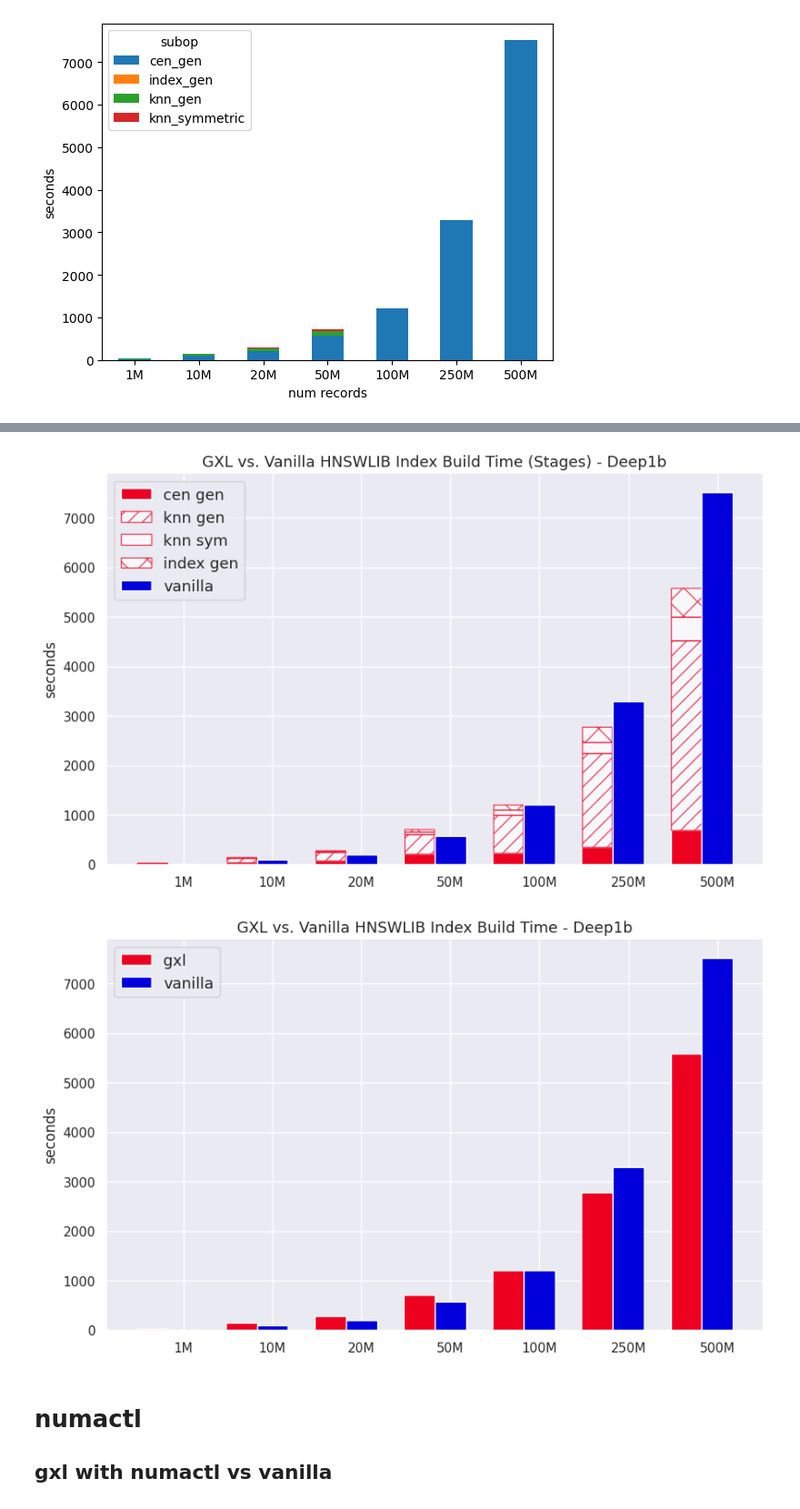
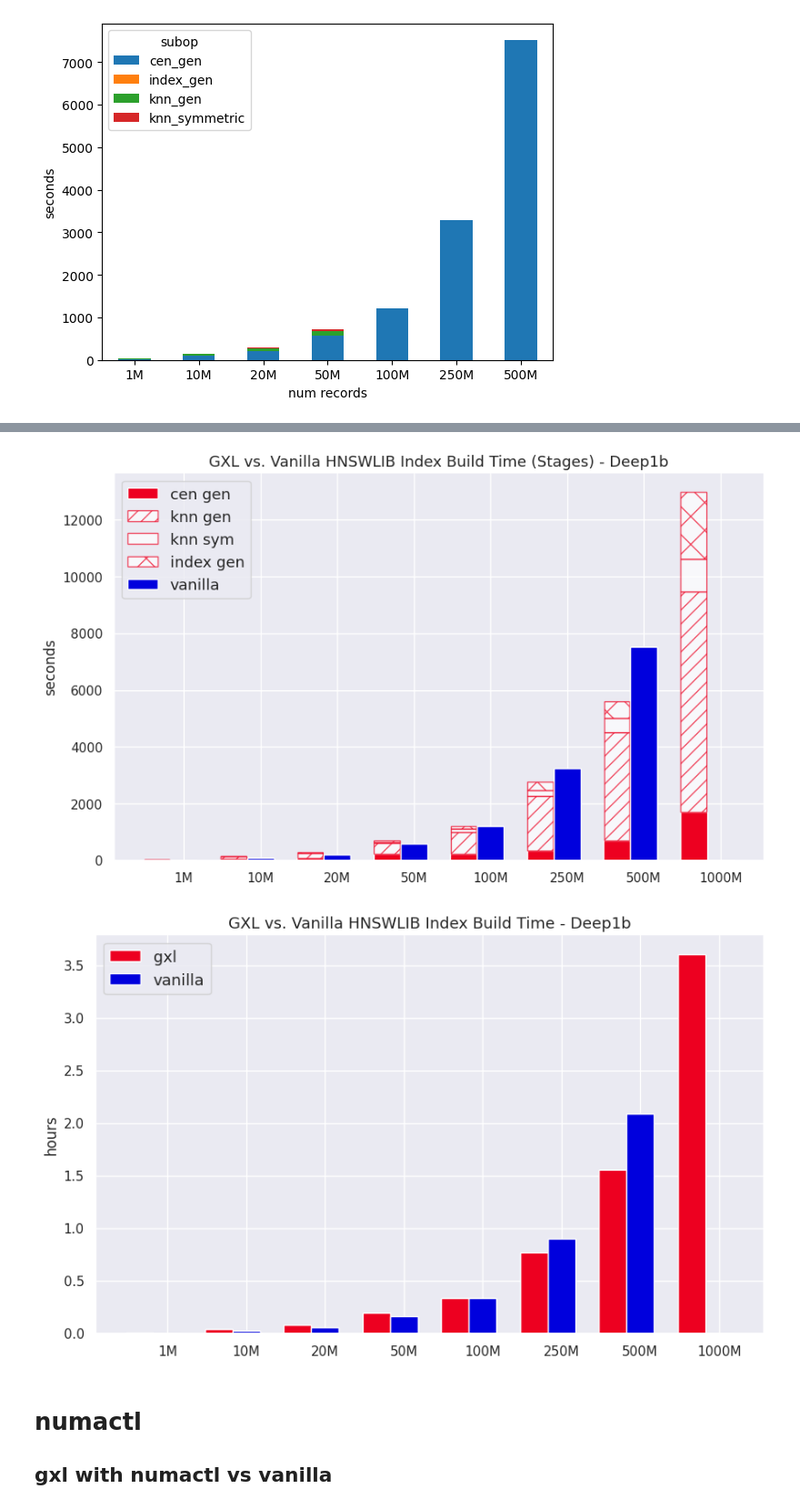
Before and after one commit to iamsabhoho/hnswlib, a Jupyter notebook: gsi/hnswlib_test/analyze.ipynb, the cells around one changed output, grey strips where cells are left out. Shown at 91% size. Cells and saved outputs as stored; diff of their text form; code cells hidden in the pictures.

Commit message:
update 8apu plot

```diff
--- a/gsi/hnswlib_test/analyze.ipynb
+++ b/gsi/hnswlib_test/analyze.ipynb
@@ -859,0 +895,3 @@ v_df
+# %%
+v_df.loc[len(v_df.index)] = ['build', 0, 'deep-1000M', 1000000000]
+v_df
@@ -871,3 +919,8 @@ plt.xticks(np.arange(7), ['1M', '10M', '20M', '50M', '100M', '250M', '500M'], ro
 plt.show()
 # %% [output]
 [figure]
+# %%
+# for 8 apu plot: 1m to 250m only
+
+g_8_pivot['vanilla'] = v_df.sort_values(['numrecs'])['walltime'].tolist()[:6]
+g_8_pivot
@@ -887,4 +950,6 @@ g_pivot
 # %%
-g_pivot['total'] = g_pivot.iloc[:, -5:-1].sum(axis=1)
+g_pivot['total'] = g_pivot.iloc[:, :4].sum(axis=1)
+g_pivot['total_hours'] = g_pivot['total'] / (60*60)
+g_pivot['vanilla_hours'] = g_pivot['vanilla'] / (60*60)
 g_pivot
 # %% [output]
@@ -909,7 +1122,7 @@ gxl_knn_sym = np.array(g_pivot.knn_symmetric.tolist())
 # vanilla
 vanilla_time = np.array(g_pivot.vanilla.tolist())
 # data sizes
-sizes = ['1M', '10M', '20M', '50M', '100M', '250M', '500M']
+sizes = ['1M', '10M', '20M', '50M', '100M', '250M', '500M', '1000M']
 
 with sns.axes_style("white"):
     sns.set_style("ticks")
@@ -952,44 +1165,44 @@ with sns.axes_style("white"):
     plt.savefig('results/vis/gxl_vanilla_index_build_time_stages.png', bbox_inches="tight")
     plt.show()
 # %% [output]
-[figure, old version]
+[figure, new version]
 # %%
 import seaborn as sns
 
 # data
 # gxl
-gxl_time = np.array(g_pivot.total.tolist())
+gxl_time = np.array(g_pivot.total_hours.tolist())
 # vanilla
-vanilla_time = np.array(g_pivot.vanilla.tolist())
+vanilla_time = np.array(g_pivot.vanilla_hours.tolist())
 # data sizes
-sizes = ['1M', '10M', '20M', '50M', '100M', '250M', '500M']
+sizes = ['1M', '10M', '20M', '50M', '100M', '250M', '500M', '1000M']
 
 with sns.axes_style("white"):
     sns.set_style("ticks")
     sns.set_context("talk")
     sns.set(rc={'figure.figsize':(10, 6)})
 
     # plot details
     bar_width = 0.35
     epsilon = 0.015
     line_width = 1
     opacity = 0.7
     gxl_pos = np.arange(len(gxl_cen_gen))
     v_pos = gxl_pos + bar_width
 
     # gxl stacked bar
     stacked_gxl_cen_gen = plt.bar(gxl_pos, gxl_time, bar_width, color='#ED0020', label='gxl')
 
     # vanilla bar
     bar_vanilla = plt.bar(v_pos, vanilla_time, bar_width, color='#0000DD', label='vanilla')
 
     plt.xticks(v_pos, sizes)
-    plt.ylabel('seconds')
+    plt.ylabel('hours')
     plt.legend(loc='best', fontsize=13)
     plt.title('GXL vs. Vanilla HNSWLIB Index Build Time - Deep1b', fontsize=13)
     sns.despine()
 
-    plt.savefig('results/vis/gxl_vanilla_index_build_time.png', bbox_inches="tight")
+    plt.savefig('results/vis/gxl_vanilla_index_build_time_hours.png', bbox_inches="tight")
     plt.show()
 # %% [output]
-[figure, old version]
+[figure, new version]
```
Also changed, not shown: parts of 35 cells of this notebook, 1 other file.
